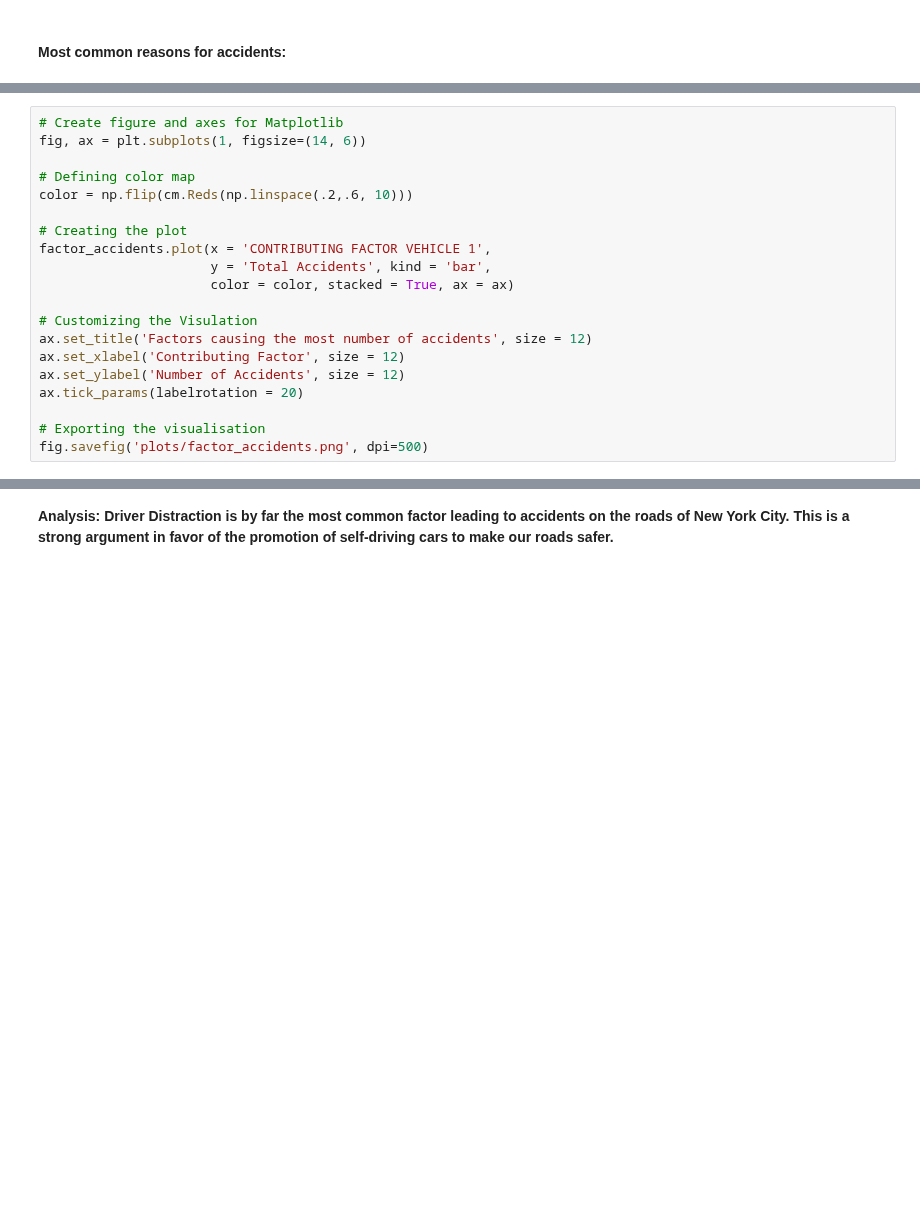
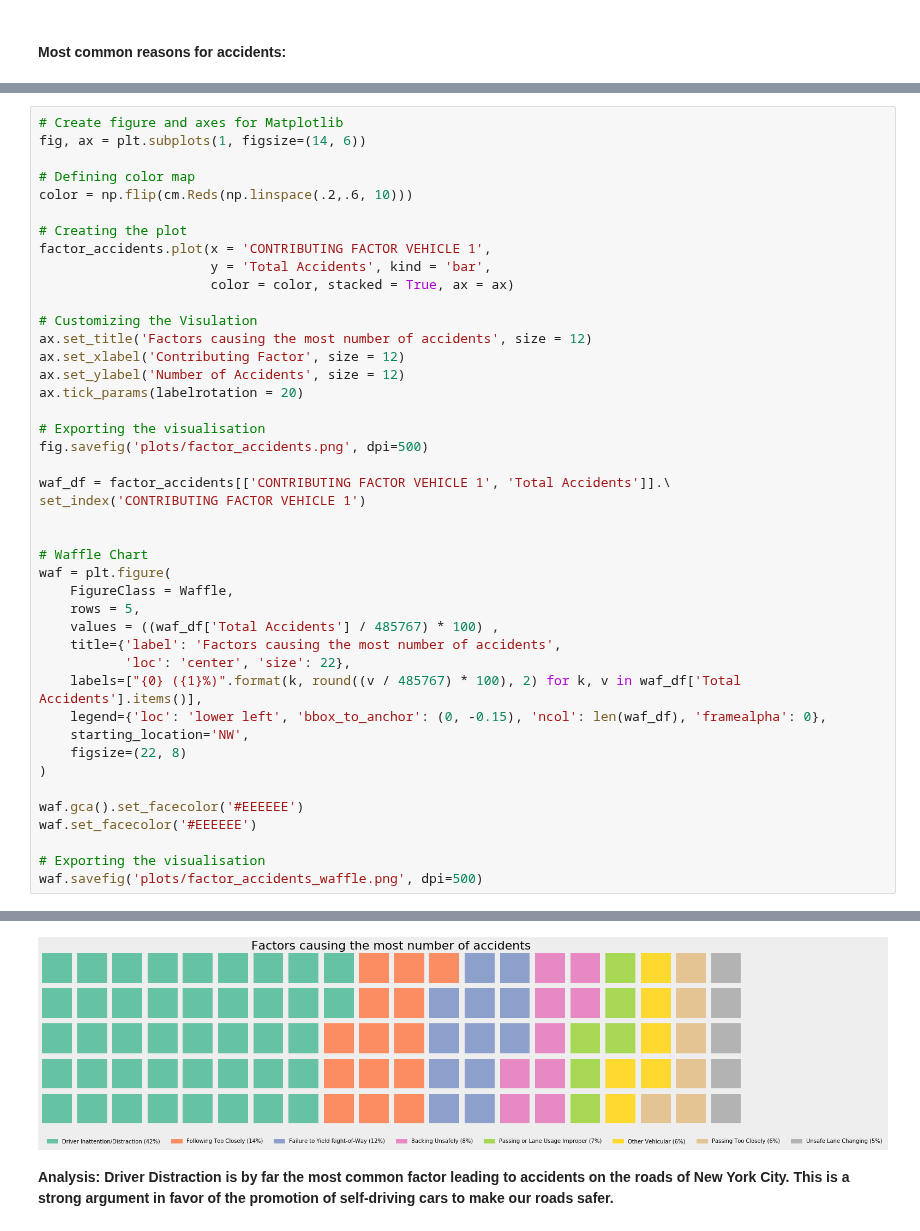
Before and after one commit to skhiearth/NYC-Motor-Vehicle-Collisions, a Jupyter notebook: NYC-Motor-Vehicle-Collisions.ipynb, the cells around one changed output, grey strips where cells are left out. Saved outputs shown, nothing was run; the diff lists cells and outputs as text; blank space fills up the shorter version.

```diff
--- a/NYC-Motor-Vehicle-Collisions.ipynb
+++ b/NYC-Motor-Vehicle-Collisions.ipynb
@@ -238,25 +239,49 @@ factor_accidents.head(3)
 # %%
 # Create figure and axes for Matplotlib
 fig, ax = plt.subplots(1, figsize=(14, 6))
 
 # Defining color map
 color = np.flip(cm.Reds(np.linspace(.2,.6, 10)))
 
 # Creating the plot
 factor_accidents.plot(x = 'CONTRIBUTING FACTOR VEHICLE 1',
                       y = 'Total Accidents', kind = 'bar',
                       color = color, stacked = True, ax = ax)
 
 # Customizing the Visulation
 ax.set_title('Factors causing the most number of accidents', size = 12)
 ax.set_xlabel('Contributing Factor', size = 12)
 ax.set_ylabel('Number of Accidents', size = 12)
 ax.tick_params(labelrotation = 20)
 
 # Exporting the visualisation
 fig.savefig('plots/factor_accidents.png', dpi=500)
+
+waf_df = factor_accidents[['CONTRIBUTING FACTOR VEHICLE 1', 'Total Accidents']].\
+set_index('CONTRIBUTING FACTOR VEHICLE 1')
+
+
+# Waffle Chart
+waf = plt.figure(
+    FigureClass = Waffle,
+    rows = 5,
+    values = ((waf_df['Total Accidents'] / 485767) * 100) ,
+    title={'label': 'Factors causing the most number of accidents',
+           'loc': 'center', 'size': 22},
+    labels=["{0} ({1}%)".format(k, round((v / 485767) * 100), 2) for k, v in waf_df['Total Accidents'].items()],
+    legend={'loc': 'lower left', 'bbox_to_anchor': (0, -0.15), 'ncol': len(waf_df), 'framealpha': 0},
+    starting_location='NW',
+    figsize=(22, 8)
+)
+
+waf.gca().set_facecolor('#EEEEEE')
+waf.set_facecolor('#EEEEEE')
+
+# Exporting the visualisation
+waf.savefig('plots/factor_accidents_waffle.png', dpi=500)
 # %% [output]
 [figure]
+[figure, added]
 # %% [markdown]
 **Analysis: Driver Distraction is by far the most common factor leading to accidents on the roads of New York City. This is a strong argument in favor of the promotion of self-driving cars to make our roads safer.**
 # %% [markdown]
```
Also changed, not shown: parts of 2 cells of this notebook.
